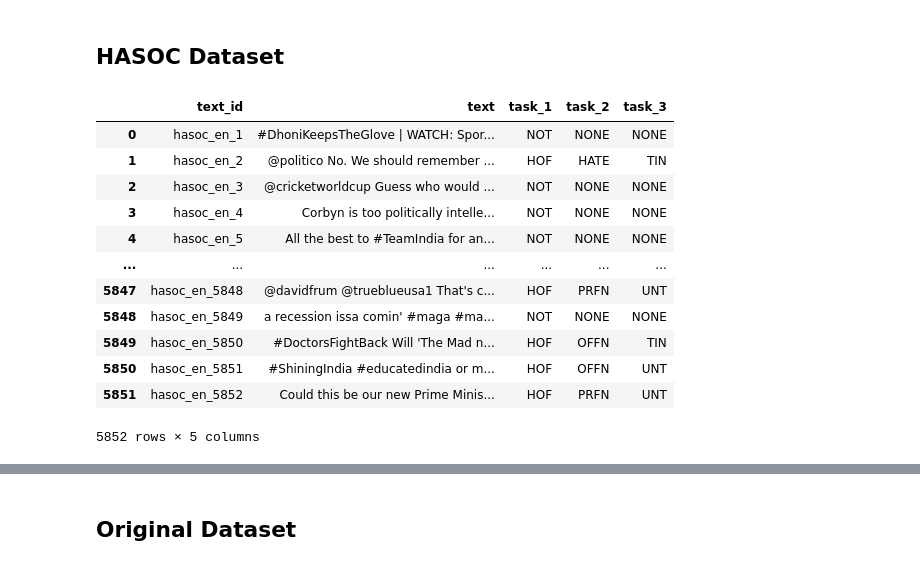
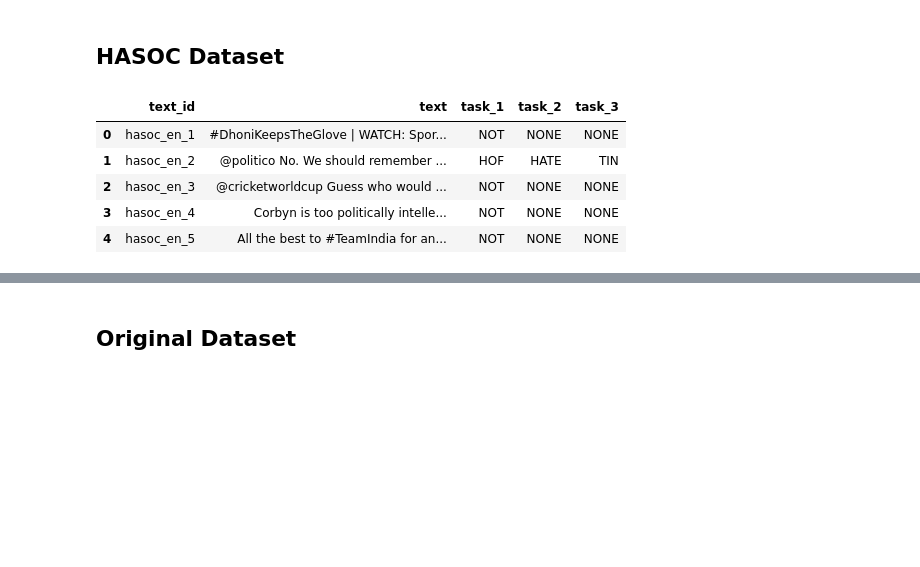
Before and after one commit to datascisteven/Automated-Hate-Tweet-Detection, a Jupyter notebook: notebooks/balanced.ipynb, the cells around one changed output, grey strips where cells are left out. Cells and saved outputs as stored; diff of their text form; code cells hidden in the pictures; blank space fills up the shorter version.

```diff
--- a/notebooks/balanced.ipynb
+++ b/notebooks/balanced.ipynb
@@ -79,19 +72,13 @@ df2.head()
 # %% [markdown]
 ## HASOC Dataset
 # %%
-df3 = pd.read_csv("../data/english_dataset.tsv", delimiter = "\t")
-df3
+# upload dataset and display dataframe
+df3 = pd.read_csv("../data/original/english_dataset.tsv", delimiter="\t")
+df3.head()
 # %% [output]
 |  | text_id | text | task_1 | task_2 | task_3 |
 | 0 | hasoc_en_1 | #DhoniKeepsTheGlove | WATCH: Spor... | NOT | NONE | NONE |
 | 1 | hasoc_en_2 | @politico No. We should remember ... | HOF | HATE | TIN |
 | 2 | hasoc_en_3 | @cricketworldcup Guess who would ... | NOT | NONE | NONE |
 | 3 | hasoc_en_4 | Corbyn is too politically intelle... | NOT | NONE | NONE |
 | 4 | hasoc_en_5 | All the best to #TeamIndia for an... | NOT | NONE | NONE |
-| ... | ... | ... | ... | ... | ... |
-| 5847 | hasoc_en_5848 | @davidfrum @trueblueusa1 That's c... | HOF | PRFN | UNT |
-| 5848 | hasoc_en_5849 | a recession issa comin' #maga #ma... | NOT | NONE | NONE |
-| 5849 | hasoc_en_5850 | #DoctorsFightBack Will 'The Mad n... | HOF | OFFN | TIN |
-| 5850 | hasoc_en_5851 | #ShiningIndia #educatedindia or m... | HOF | OFFN | UNT |
-| 5851 | hasoc_en_5852 | Could this be our new Prime Minis... | HOF | PRFN | UNT |
-5852 rows × 5 columns
```
Also changed, not shown: parts of 22 cells of this notebook, 23 other files.
